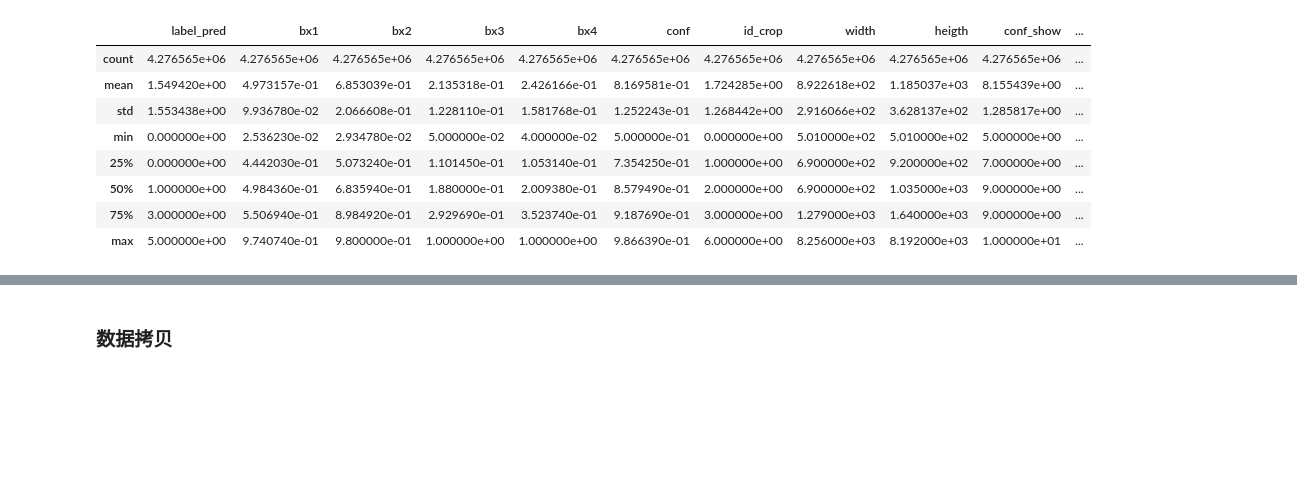
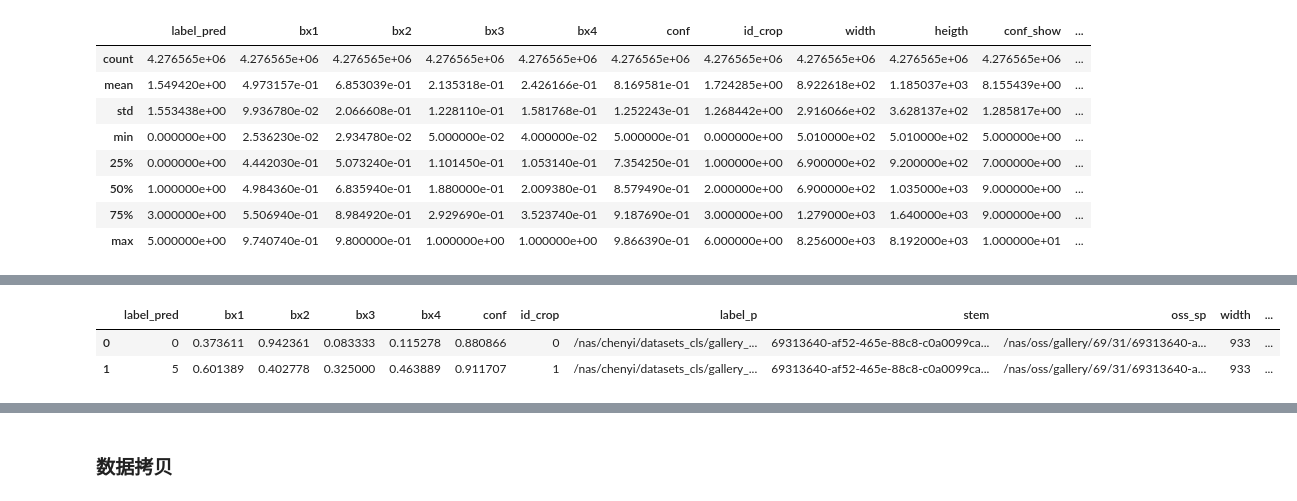
Before and after one commit to PEduck/datasetMudule, a Jupyter notebook: data_clear/data1_clear.ipynb, the cells around one changed output, grey strips where cells are left out. Cells and saved outputs as stored; diff of their text form; code cells hidden in the pictures; blank space fills up the shorter version.

```diff
--- a/data_clear/data1_clear.ipynb
+++ b/data_clear/data1_clear.ipynb
@@ -328,0 +331,9 @@ clred_df.describe()
+# %%
+model_label_map = {
+    0: 'shoe',
+    1: 'bag',
+    2: 'upperbody',
+    3: 'lowerbody',  # 裤子
+    4: 'skirt',  # 裙子
+    5: 'wholebody',  # 连体装
+}
@@ -328,0 +349,2 @@ clred_df.describe()
+# %%
+clred_df = pd.read_csv('/nas/chenyi/datasets_cls/gallery_detect/gallery_oss/dadetv4/info/clred_final.csv')
@@ -328,0 +369,8 @@ clred_df.describe()
+# %%
+clred_df['label_eng'] = clred_df['label_pred'].map(model_label_map)
+# %%
+clred_df.head(2)
+# %% [output]
+|  | label_pred | bx1 | bx2 | bx3 | bx4 | conf | id_crop | label_p | stem | oss_sp | width | ... |
+| 0 | 0 | 0.373611 | 0.942361 | 0.083333 | 0.115278 | 0.880866 | 0 | /nas/chenyi/datasets_cls/gallery_... | 69313640-af52-465e-88c8-c0a0099ca... | /nas/oss/gallery/69/31/69313640-a... | 933 | ... |
+| 1 | 5 | 0.601389 | 0.402778 | 0.325000 | 0.463889 | 0.911707 | 1 | /nas/chenyi/datasets_cls/gallery_... | 69313640-af52-465e-88c8-c0a0099ca... | /nas/oss/gallery/69/31/69313640-a... | 933 | ... |
```
Also changed, not shown: parts of 69 cells of this notebook, 1 other file.
